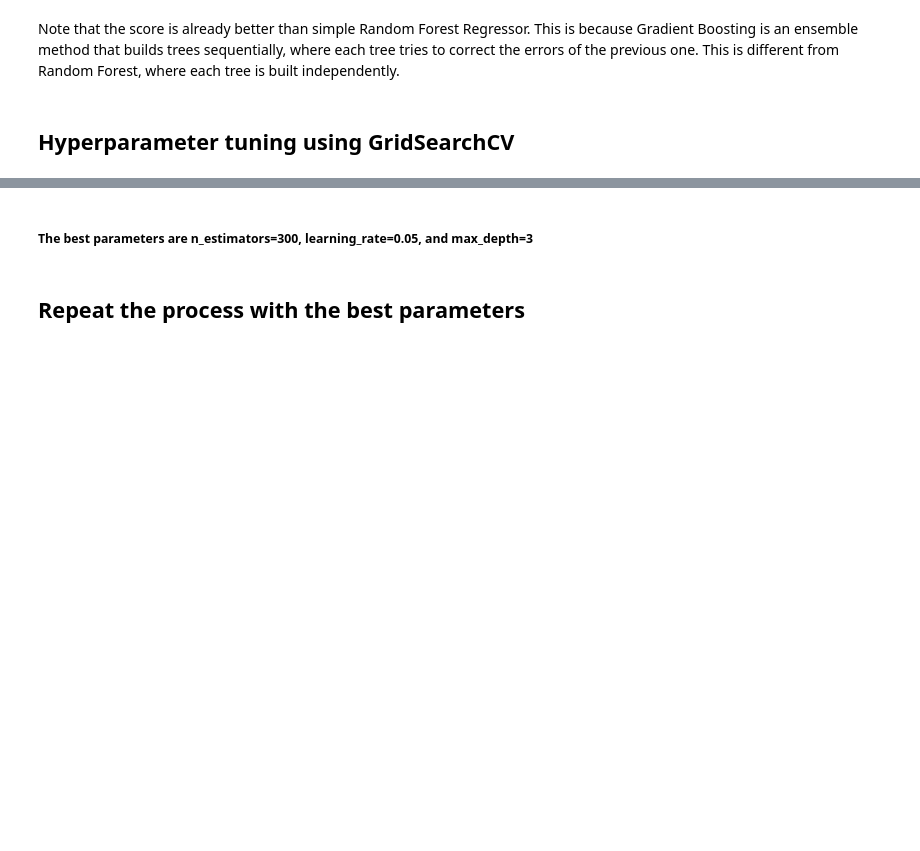
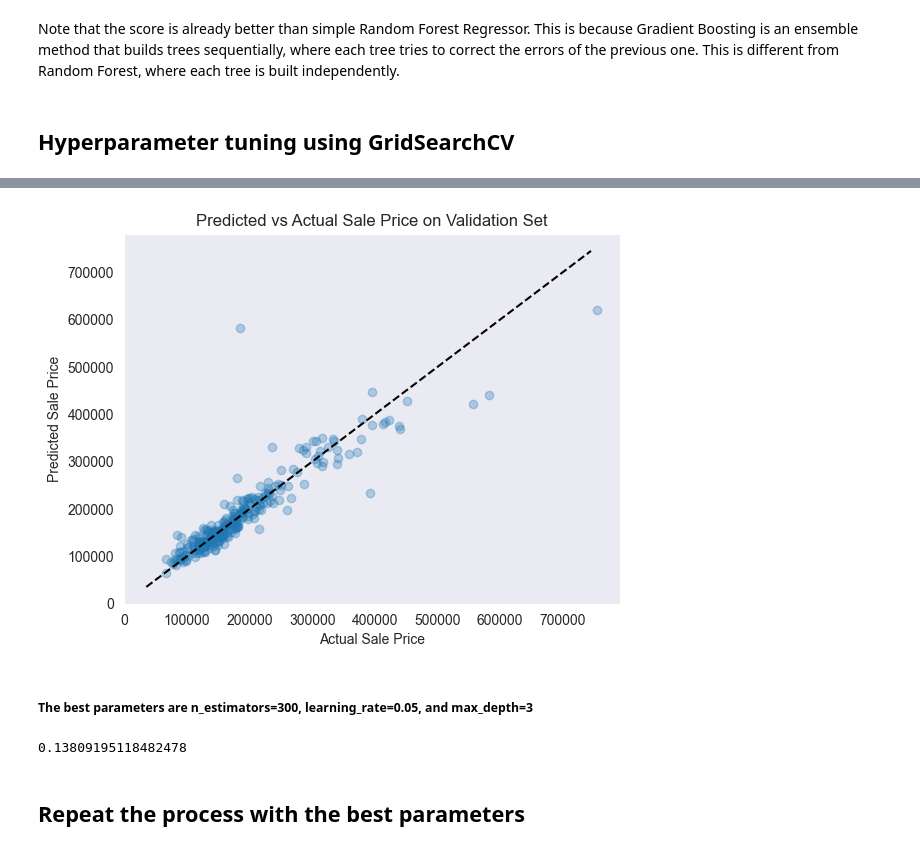
Before and after one commit to Vincent881909/ml-group124, a Jupyter notebook: src/GradientBoostingRegressor.ipynb, the cells around one changed output, grey strips where cells are left out. Saved outputs shown, nothing was run; the diff lists cells and outputs as text; code cells hidden in the pictures; blank space fills up the shorter version.

```diff
--- a/src/GradientBoostingRegressor.ipynb
+++ b/src/GradientBoostingRegressor.ipynb
@@ -188,18 +172,32 @@ plt.show()
+# %%
+y_pred_validation = gbr_model.predict(X_validation)
 # %%
-results = results.drop_duplicates(subset=['param_n_estimators', 'param_learning_rate'])
+# Plotting
+import numpy as np
 
-# Reshape the results for the heatmap
-heatmap_data = results.pivot(index='param_n_estimators', columns='param_learning_rate', values='mean_test_score')
-
-# Create a heatmap
-fig, ax = plt.subplots(figsize=(12, 6))
-sns.heatmap(heatmap_data, annot=True, fmt='.3f', cmap='coolwarm', ax=ax)
-plt.xlabel('Learning Rate')
-plt.ylabel('Number of Estimators')
-plt.title('Hyperparameter Grid Search Results')
+plt.scatter(y_validation, y_pred_validation, alpha=0.3)
+grid = np.linspace(y_train.min(), y_train.max(), 1000)
+plt.plot(grid, grid, "--k")
+plt.xlabel('Actual Sale Price')
+plt.ylabel('Predicted Sale Price')
+plt.title('Predicted vs Actual Sale Price on Validation Set')
+plt.grid(False)
 plt.show()
+# %% [output]
+[figure, added]
 # %% [markdown]
 ##### The best parameters are n_estimators=300, learning_rate=0.05, and max_depth=3
+# %%
+from sklearn.metrics import mean_squared_error
+import numpy as np
+
+y_pred_validation = gbr_model.predict(X_validation)
+y_pred_log = np.log(y_pred_validation)
+y_actual_log = np.log(y_validation)
+rmse = np.sqrt(mean_squared_error(y_actual_log, y_pred_log))
+rmse
+# %% [output]
+0.13809195118482478
 # %% [markdown]
 ## Repeat the process with the best parameters
 # %%
```
Also changed, not shown: parts of 5 cells of this notebook, 1 other file.
